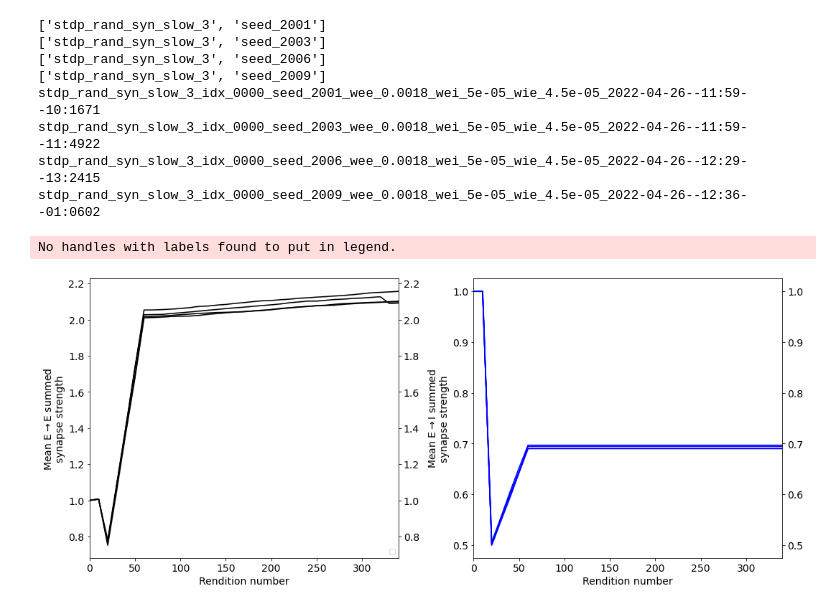
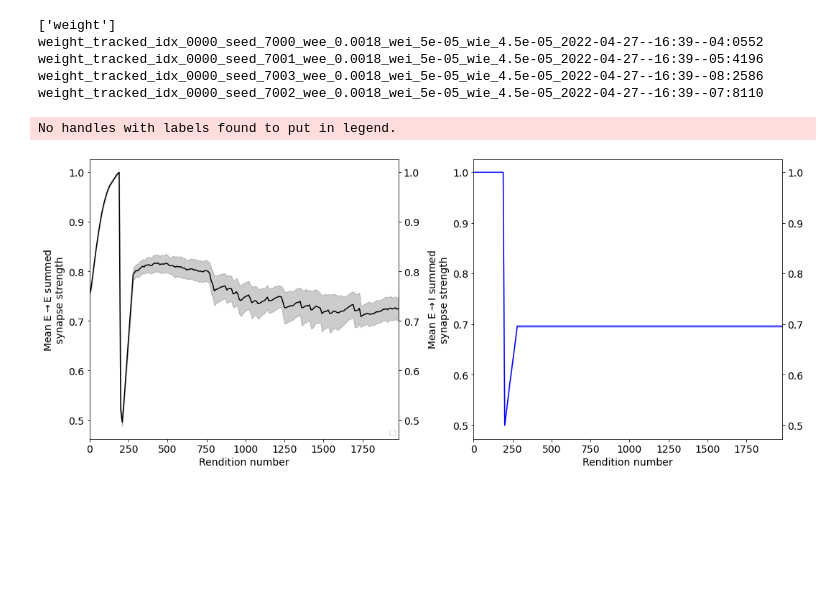
Before and after one commit to davidgbe/synfire_chain_growth, a Jupyter notebook: resilience_project_22_04_13/neurogenesis_+_heterosynaptic_comp_22_04_13/firing_rate_bound_neurogenesis_22_04_20/nb.ipynb, the cells around one changed output. Saved outputs shown, nothing was run; the diff lists cells and outputs as text; code cells hidden in the pictures; blank space fills up the shorter version.

```diff
--- a/resilience_project_22_04_13/neurogenesis_+_heterosynaptic_comp_22_04_13/firing_rate_bound_neurogenesis_22_04_20/nb.ipynb
+++ b/resilience_project_22_04_13/neurogenesis_+_heterosynaptic_comp_22_04_13/firing_rate_bound_neurogenesis_22_04_20/nb.ipynb
@@ -134,11 +134,11 @@ def load_exp_data(direc, cut=None, layer_size=10, n_exc=1000, name_frags=[], rev
             if 'w_r_e' in loaded:
                 w_r_e = data['w_r_e']
 
-                w_r_e_e = w_r_e[:900, :900]
-                w_r_e_i = w_r_e[900:, :900]
+                w_r_e_e = w_r_e[:int(2/3 * n_exc), :n_exc]
+                w_r_e_i = w_r_e[n_exc:, :n_exc]
 
                 if surviving_cell_mask is not None:
-                    w_r_e_e_surviving = w_r_e_e[(surviving_cell_mask & (np.arange(900) < 600)).astype(bool), :]
+                    w_r_e_e_surviving = w_r_e_e[(surviving_cell_mask & (np.arange(n_exc) < int(2/3 * n_exc))).astype(bool), :]
                     summed_incoming_weights_e_e = np.sum(w_r_e_e_surviving[:, surviving_cell_mask], axis=1)
                     summed_incoming_weights_e_i = np.sum(w_r_e_i[:, surviving_cell_mask], axis=1)
                 else:
@@ -318,6 +313,8 @@ stdp_rand_syn_slow_3_idx_0000_seed_2009_wee_0.0018_wei_5e-05_wie_4.5e-05_2022-04
 # %%
-def make_figure_2_plot(names, labels, condition_colors, file_name_ext='', ylim1=None, ylim2=None, ylabel1=None, ylabel2=None, timepoints=[], offsets=[], vertical_spacing=0., axs=None, fig=None, tick_right=True, legend=True):
 
+def make_figure_2_plot(names, labels, condition_colors, n_exc=450, file_name_ext='', ylim1=None, ylim2=None,
+                       ylabel1=None, ylabel2=None, timepoints=[], offsets=[], vertical_spacing=0.,
+                       axs=None, fig=None, tick_right=True, legend=True):
     scale = 2.5
 
     if fig is None:
@@ -348,7 +345,7 @@ def make_figure_2_plot(names, labels, condition_colors, file_name_ext='', ylim1=
             baseline_mean_e_i = None
             baseline_std_e_i = None
 
-            for i, data_load in load_exp_data(os.path.join('./robustness', exp_dir_name), name_frags=[]):
+            for i, data_load in load_exp_data(os.path.join('./robustness', exp_dir_name), n_exc=n_exc, name_frags=[]):
                 if i not in timepoints:
                     continue
                 data = data_load()
@@ -437,19 +434,14 @@ def make_figure_2_plot(names, labels, condition_colors, file_name_ext='', ylim1=
     save_fig(fig, './figures/paper/fig_2', f'mean_plot_{file_name_ext}.png')
 # %%
 make_figure_2_plot([
-    ['stdp_rand_syn_slow_3', 'seed_2001'],
-    ['stdp_rand_syn_slow_3', 'seed_2003'],
-    ['stdp_rand_syn_slow_3', 'seed_2006'],
-    ['stdp_rand_syn_slow_3', 'seed_2009'],
-], labels=[''] * 4, condition_colors=[('black', 'blue')] * 4, timepoints=np.arange(0, 35), offsets=0 * np.ones(4))
+    ['weight'],
+], labels=[''] * 4, condition_colors=[('black', 'blue')] * 4,
+timepoints=np.arange(0, 199), offsets=19 * np.ones(4), n_exc=450)
 # %% [output]
-['stdp_rand_syn_slow_3', 'seed_2001']
-['stdp_rand_syn_slow_3', 'seed_2003']
-['stdp_rand_syn_slow_3', 'seed_2006']
-['stdp_rand_syn_slow_3', 'seed_2009']
-stdp_rand_syn_slow_3_idx_0000_seed_2001_wee_0.0018_wei_5e-05_wie_4.5e-05_2022-04-26--11:59--10:1671
-stdp_rand_syn_slow_3_idx_0000_seed_2003_wee_0.0018_wei_5e-05_wie_4.5e-05_2022-04-26--11:59--11:4922
-stdp_rand_syn_slow_3_idx_0000_seed_2006_wee_0.0018_wei_5e-05_wie_4.5e-05_2022-04-26--12:29--13:2415
-stdp_rand_syn_slow_3_idx_0000_seed_2009_wee_0.0018_wei_5e-05_wie_4.5e-05_2022-04-26--12:36--01:0602
+['weight']
+weight_tracked_idx_0000_seed_7000_wee_0.0018_wei_5e-05_wie_4.5e-05_2022-04-27--16:39--04:0552
+weight_tracked_idx_0000_seed_7001_wee_0.0018_wei_5e-05_wie_4.5e-05_2022-04-27--16:39--05:4196
+weight_tracked_idx_0000_seed_7003_wee_0.0018_wei_5e-05_wie_4.5e-05_2022-04-27--16:39--08:2586
+weight_tracked_idx_0000_seed_7002_wee_0.0018_wei_5e-05_wie_4.5e-05_2022-04-27--16:39--07:8110
 No handles with labels found to put in legend.
-[figure, old version]
+[figure, new version]
```
Also changed, not shown: parts of 4 cells of this notebook, 1 other file.
